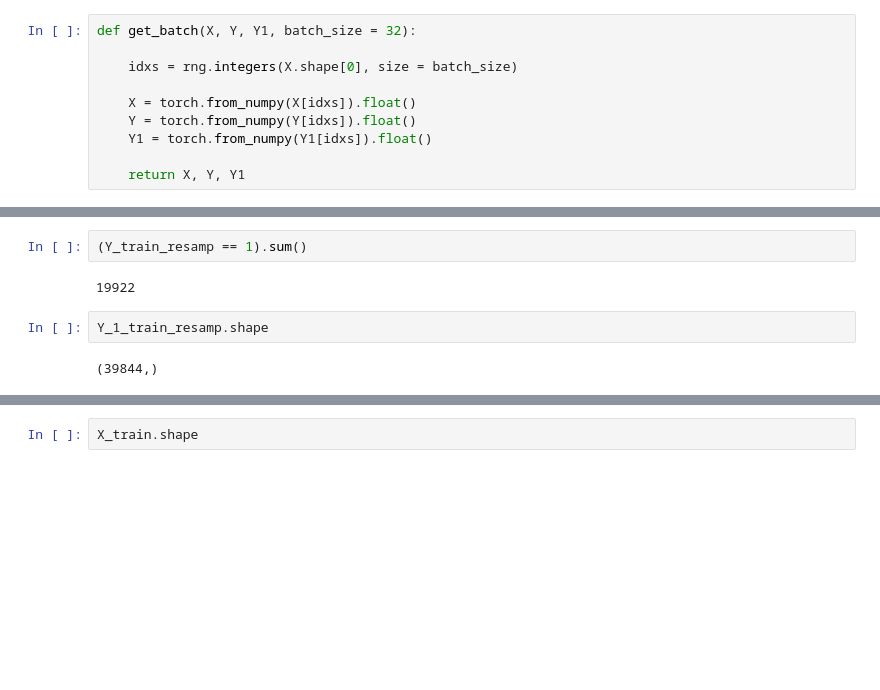
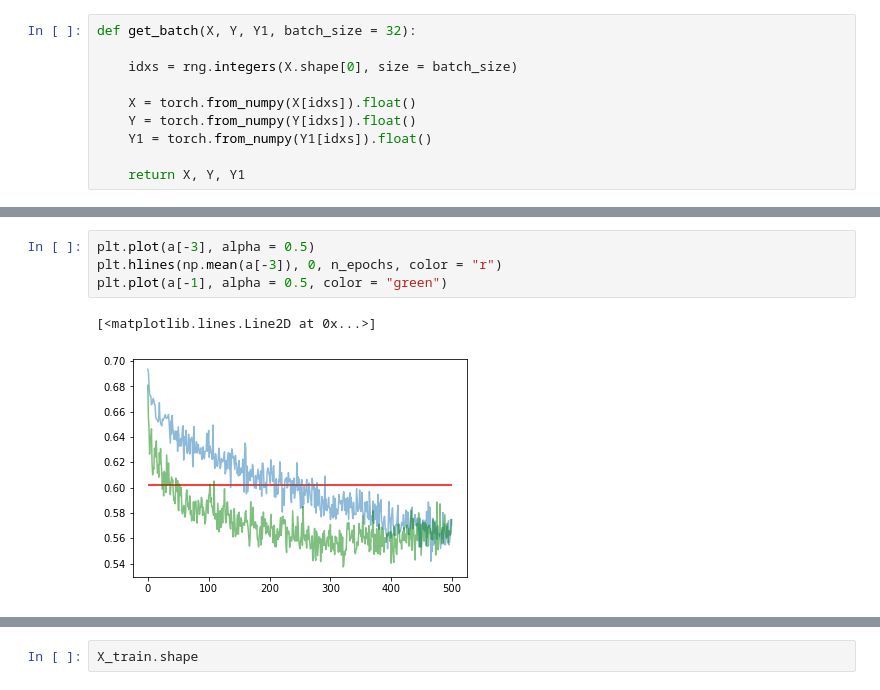
Before and after one commit to NielsvanOpstal/Thesis, a Jupyter notebook: CNN.ipynb, the cells around one changed output, grey strips where cells are left out. Cells and saved outputs as stored; diff of their text form; blank space fills up the shorter version.

```diff
--- a/CNN.ipynb
+++ b/CNN.ipynb
@@ -371,8 +443,7 @@ KeyboardInterrupt:
-# %%
-(Y_train_resamp == 1).sum()
-# %% [output]
-19922
-# %%
-Y_1_train_resamp.shape
-# %% [output]
-(39844,)
+# %%
+plt.plot(a[-3], alpha = 0.5)
+plt.hlines(np.mean(a[-3]), 0, n_epochs, color = "r")
+plt.plot(a[-1], alpha = 0.5, color = "green")
+# %% [output]
+[<matplotlib.lines.Line2D at 0x...>]
+[figure, added]
```
Also changed, not shown: parts of 20 cells of this notebook, 9 other files.
